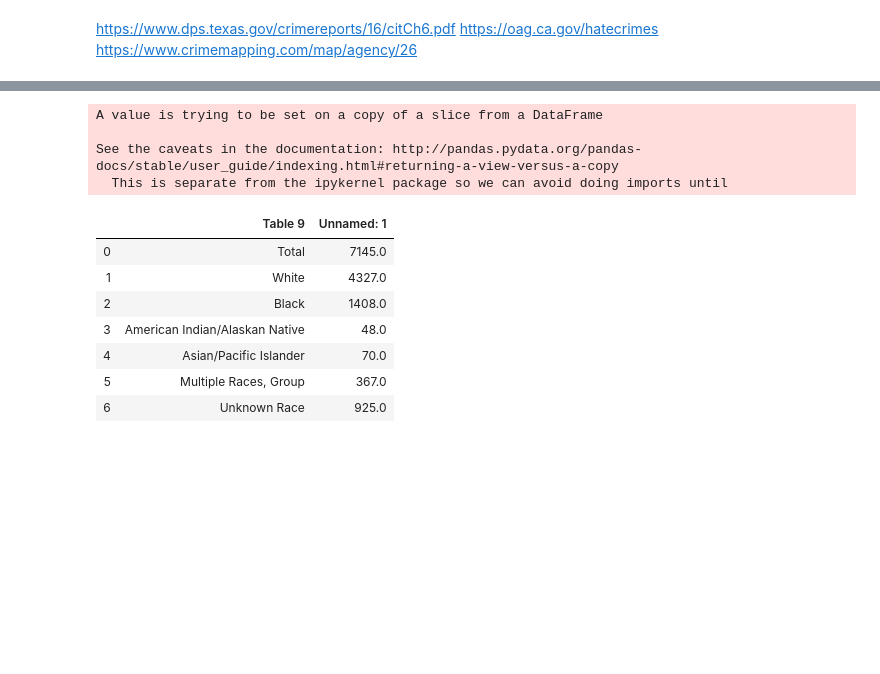
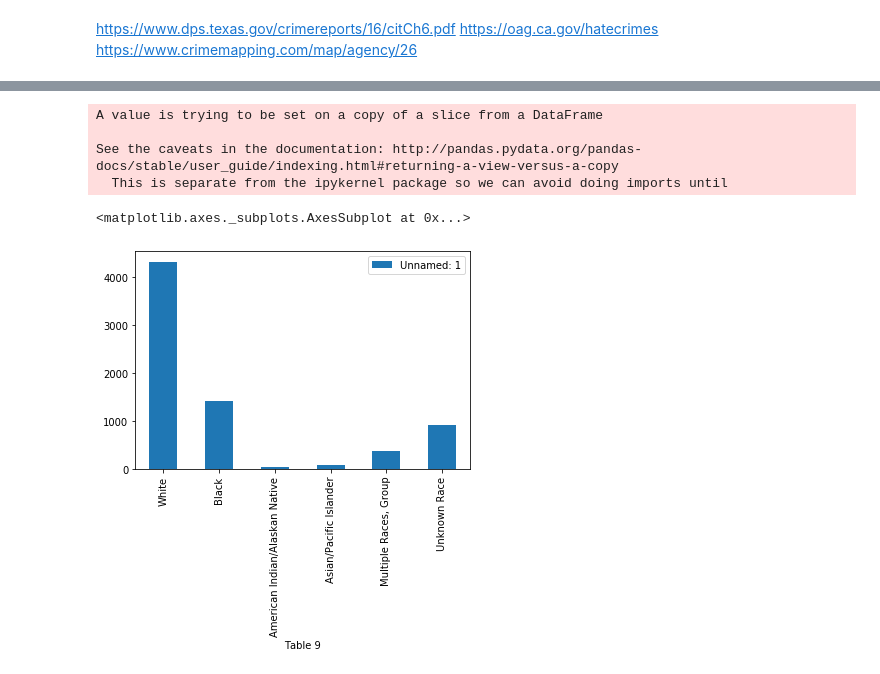
Before and after one commit to helenhc/Crime-Hate-Crime, a Jupyter notebook: 2004-2009.ipynb, the cells around one changed output, grey strips where cells are left out. Drawn from its saved outputs; the diff is of its cells as text; code cells hidden in the pictures; blank space fills up the shorter version.

```diff
--- a/2004-2009.ipynb
+++ b/2004-2009.ipynb
@@ -43,21 +29,15 @@ offender2004
 # %%
 known_offender2004 = pd.read_excel('2004/Table9.xls')
 known_offender2004 = known_offender2004.drop([0,8,9]).reset_index(drop=True)
 known_offender2004['Table 9'][5] = known_offender2004['Table 9'][5][:-1]
-known_offender2004
+known_offender2004.iloc[1:].set_index('Table 9').plot(kind='bar')
 # %% [output]
 A value is trying to be set on a copy of a slice from a DataFrame
 
 See the caveats in the documentation: http://pandas.pydata.org/pandas-docs/stable/user_guide/indexing.html#returning-a-view-versus-a-copy
   This is separate from the ipykernel package so we can avoid doing imports until
-|  | Table 9 | Unnamed: 1 |
-| 0 | Total | 7145.0 |
-| 1 | White | 4327.0 |
-| 2 | Black | 1408.0 |
-| 3 | American Indian/Alaskan Native | 48.0 |
-| 4 | Asian/Pacific Islander | 70.0 |
-| 5 | Multiple Races, Group | 367.0 |
-| 6 | Unknown Race | 925.0 |
+<matplotlib.axes._subplots.AxesSubplot at 0x...>
+[figure, added]
 # %%
 location2004 = pd.read_excel('2004/Table10.xls')
 colsloc = ['Location', 'Total Incidents', 'Race', 'Religion', 'Sexual Orientation',
```
Also changed, not shown: parts of 37 cells of this notebook, 44 other files.
